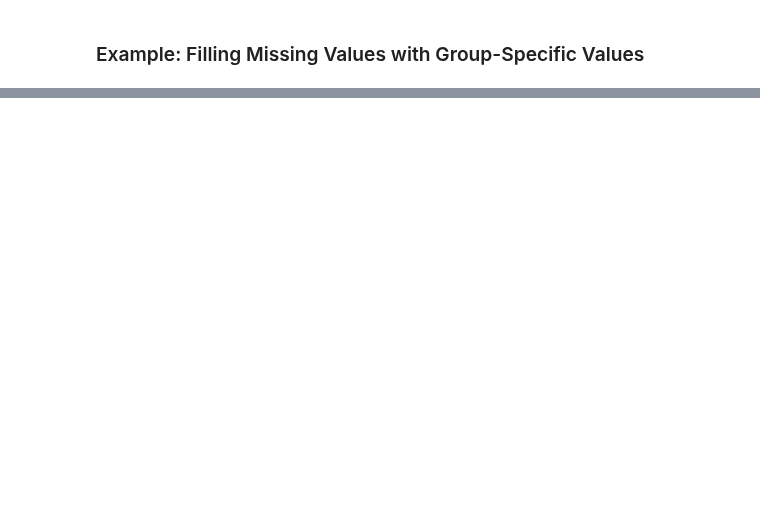
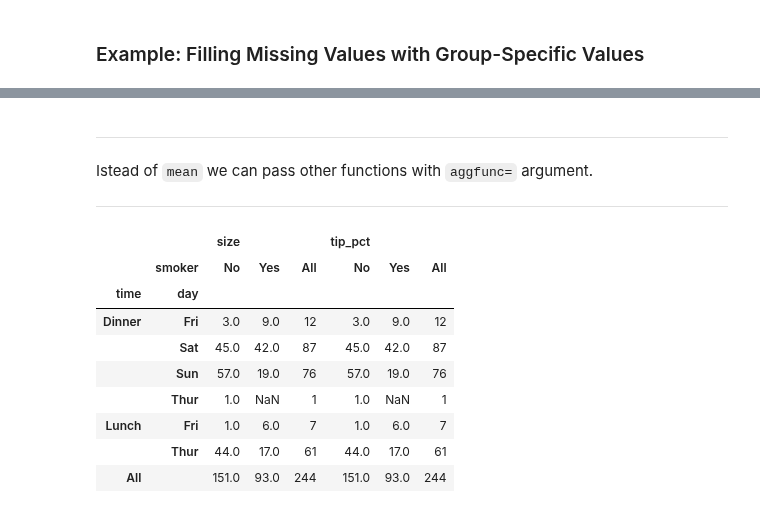
Before and after one commit to almanzanas/DataAnalystsJourney, a Jupyter notebook: python_data_analysis/basics/dataagg_grpoperations.ipynb, the cells around one changed output, grey strips where cells are left out. Drawn from its saved outputs; the diff is of its cells as text; code cells hidden in the pictures; blank space fills up the shorter version.

```diff
--- a/python_data_analysis/basics/dataagg_grpoperations.ipynb
+++ b/python_data_analysis/basics/dataagg_grpoperations.ipynb
@@ -781,0 +1170,20 @@ group_stats
+# %% [markdown]
+***
+Istead of `mean` we can pass other functions with `aggfunc=` argument.
+***
+# %%
+data.pivot_table(index=["time", "day"], columns="smoker",
+                 values=["tip_pct", "size"], aggfunc=len, margins=True)
+
+# cross-tabulation frecuency of group sizes
+# %% [output]
+|  |  | size |  |  | tip_pct |  |  |
+|  | smoker | No | Yes | All | No | Yes | All |
+| time | day |  |  |  |  |  |  |
+| Dinner | Fri | 3.0 | 9.0 | 12 | 3.0 | 9.0 | 12 |
+|  | Sat | 45.0 | 42.0 | 87 | 45.0 | 42.0 | 87 |
+|  | Sun | 57.0 | 19.0 | 76 | 57.0 | 19.0 | 76 |
+|  | Thur | 1.0 | NaN | 1 | 1.0 | NaN | 1 |
+| Lunch | Fri | 1.0 | 6.0 | 7 | 1.0 | 6.0 | 7 |
+|  | Thur | 44.0 | 17.0 | 61 | 44.0 | 17.0 | 61 |
+| All |  | 151.0 | 93.0 | 244 | 151.0 | 93.0 | 244 |
```
Also changed, not shown: parts of 58 cells of this notebook.
